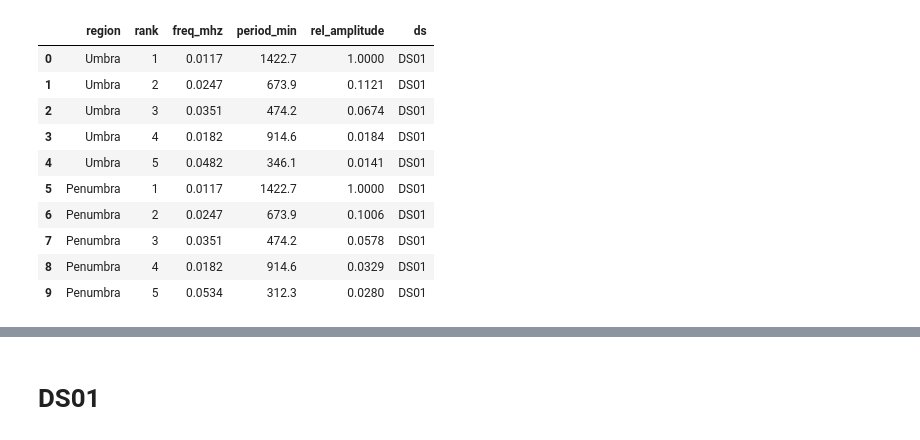
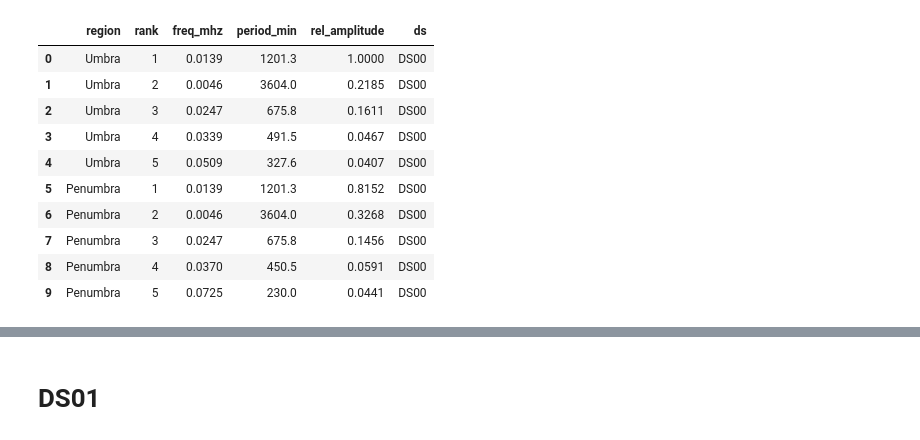
Before and after one commit to thomatrixting/sun_spots_pulsation_review, a Jupyter notebook: notebooks/04_data_comparison.ipynb, the cells around one changed output, grey strips where cells are left out. Cells and saved outputs as stored; diff of their text form; code cells hidden in the pictures.

```diff
--- a/notebooks/04_data_comparison.ipynb
+++ b/notebooks/04_data_comparison.ipynb
@@ -1,31 +1,31 @@
 # %%
 import pandas as pd
 import matplotlib.pyplot as plt
 from pathlib import Path
 
 
 base = Path("/home/thomas/Desktop/sun_spots_pulsation_review/data/processed/sebastian_sun_spots")
-ds_ids = ["DS01", "DS03", "DS04", "DS05", "DS06"]
+ds_ids = ["DS00", "DS01","DS02", "DS03", "DS04", "DS05", "DS06", "DS07", "DS08", "DS09"]
 
 dfs = []
 for ds in ds_ids:
     csv_path = base / ds / "plots" / "fft_peaks.csv"
     df = pd.read_csv(csv_path)
     df["ds"] = ds
     dfs.append(df)
 
 data = pd.concat(dfs, ignore_index=True)
 data = data[data["region"] != "Both"]
 data.head(10)
 # %% [output]
 |  | region | rank | freq_mhz | period_min | rel_amplitude | ds |
-| 0 | Umbra | 1 | 0.0117 | 1422.7 | 1.0000 | DS01 |
-| 1 | Umbra | 2 | 0.0247 | 673.9 | 0.1121 | DS01 |
-| 2 | Umbra | 3 | 0.0351 | 474.2 | 0.0674 | DS01 |
-| 3 | Umbra | 4 | 0.0182 | 914.6 | 0.0184 | DS01 |
-| 4 | Umbra | 5 | 0.0482 | 346.1 | 0.0141 | DS01 |
-| 5 | Penumbra | 1 | 0.0117 | 1422.7 | 1.0000 | DS01 |
-| 6 | Penumbra | 2 | 0.0247 | 673.9 | 0.1006 | DS01 |
-| 7 | Penumbra | 3 | 0.0351 | 474.2 | 0.0578 | DS01 |
-| 8 | Penumbra | 4 | 0.0182 | 914.6 | 0.0329 | DS01 |
-| 9 | Penumbra | 5 | 0.0534 | 312.3 | 0.0280 | DS01 |
+| 0 | Umbra | 1 | 0.0139 | 1201.3 | 1.0000 | DS00 |
+| 1 | Umbra | 2 | 0.0046 | 3604.0 | 0.2185 | DS00 |
+| 2 | Umbra | 3 | 0.0247 | 675.8 | 0.1611 | DS00 |
+| 3 | Umbra | 4 | 0.0339 | 491.5 | 0.0467 | DS00 |
+| 4 | Umbra | 5 | 0.0509 | 327.6 | 0.0407 | DS00 |
+| 5 | Penumbra | 1 | 0.0139 | 1201.3 | 0.8152 | DS00 |
+| 6 | Penumbra | 2 | 0.0046 | 3604.0 | 0.3268 | DS00 |
+| 7 | Penumbra | 3 | 0.0247 | 675.8 | 0.1456 | DS00 |
+| 8 | Penumbra | 4 | 0.0370 | 450.5 | 0.0591 | DS00 |
+| 9 | Penumbra | 5 | 0.0725 | 230.0 | 0.0441 | DS00 |
```
Also changed, not shown: parts of 2 cells of this notebook, 2 other files.
